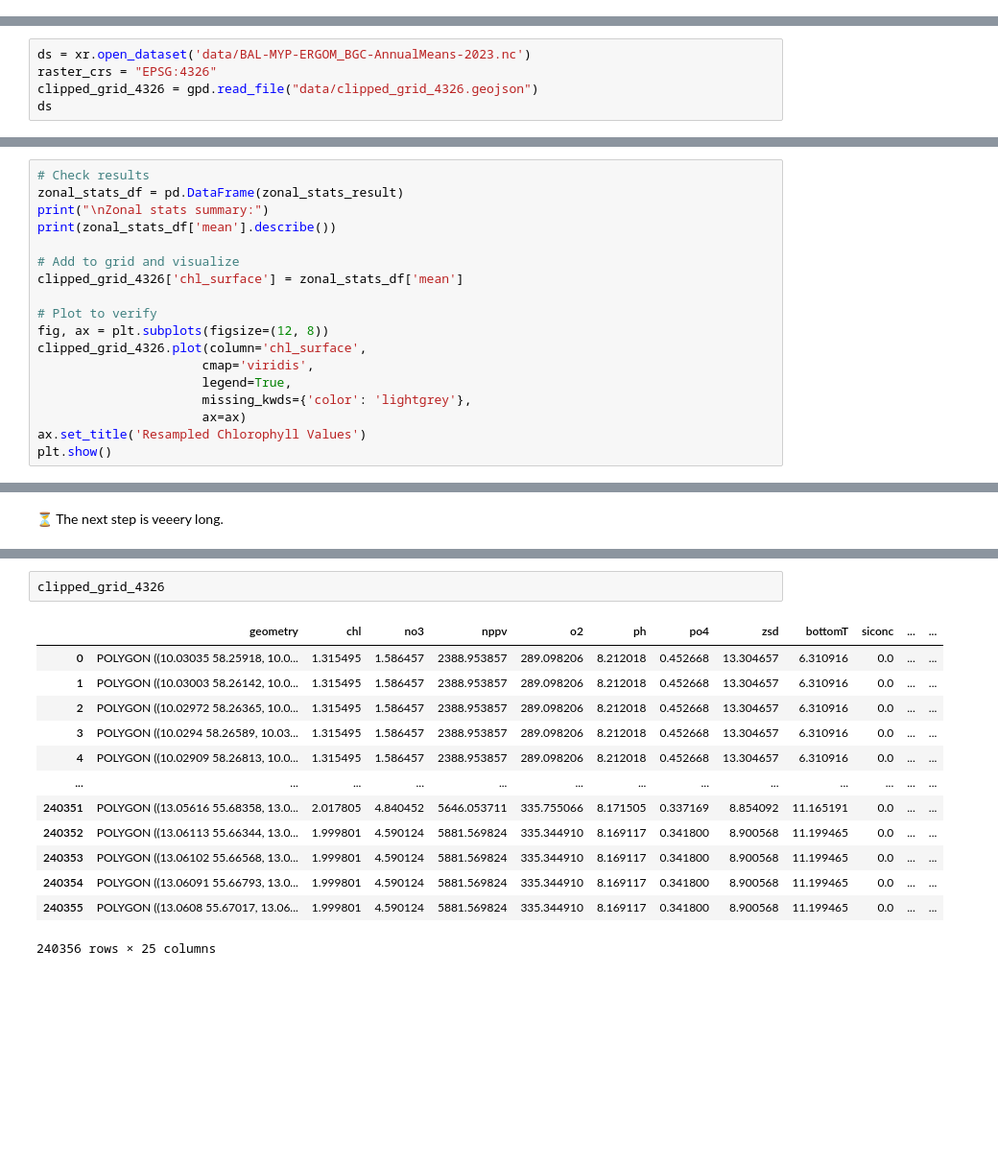
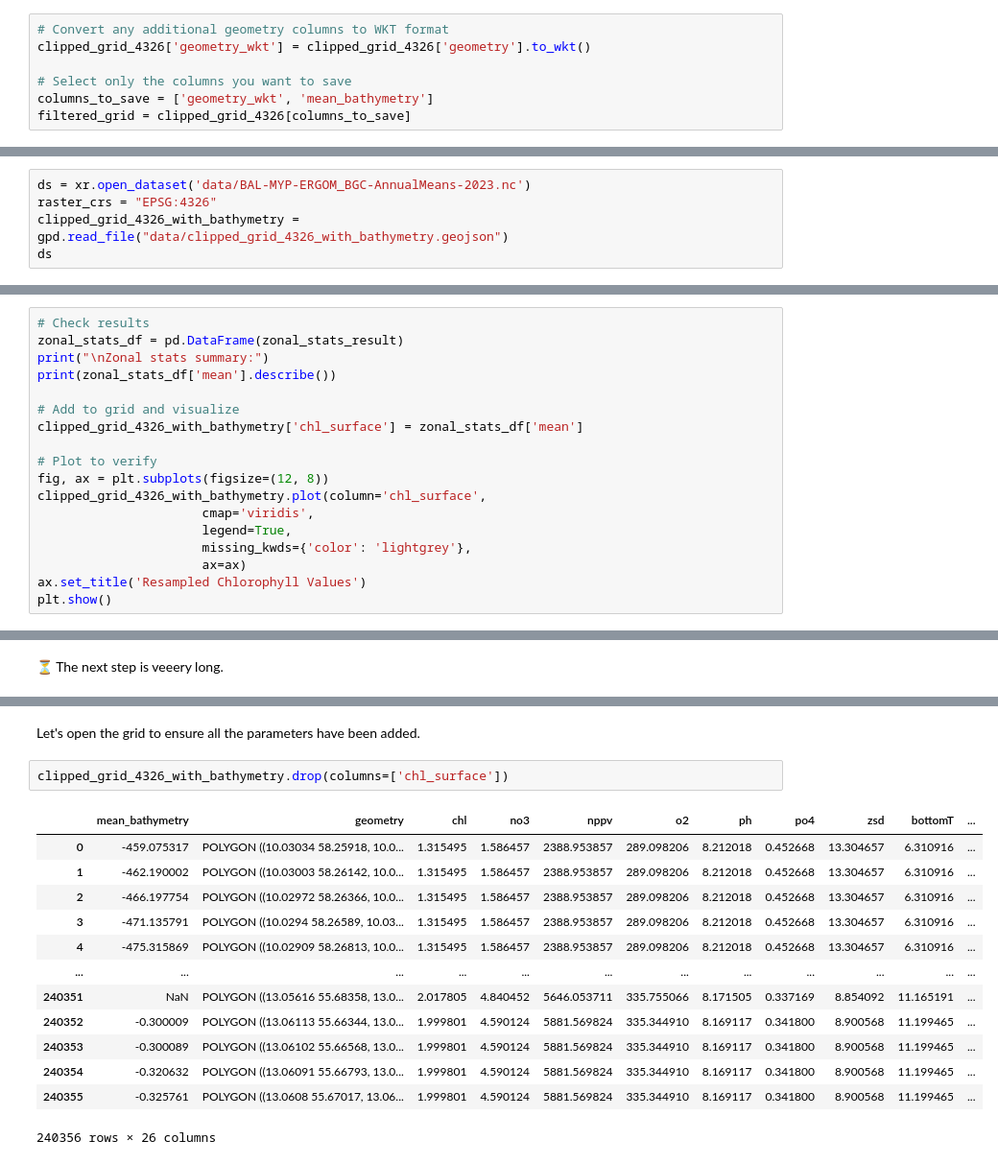
Before and after one commit to Mistra-C2B2/Angiosperms-model, a Jupyter notebook: 02.3_Resampling.ipynb, the cells around one changed output, grey strips where cells are left out. Shown at 96% size. Cells and saved outputs as stored; diff of their text form; blank space fills up the shorter version.

```diff
--- a/02.3_Resampling.ipynb
+++ b/02.3_Resampling.ipynb
@@ -199,0 +220,7 @@ Data variables:
+# %%
+# Convert any additional geometry columns to WKT format
+clipped_grid_4326['geometry_wkt'] = clipped_grid_4326['geometry'].to_wkt()
+
+# Select only the columns you want to save
+columns_to_save = ['geometry_wkt', 'mean_bathymetry']
+filtered_grid = clipped_grid_4326[columns_to_save]
@@ -210,7 +272,7 @@ import matplotlib.pyplot as plt
 # %%
 ds = xr.open_dataset('data/BAL-MYP-ERGOM_BGC-AnnualMeans-2023.nc')
 raster_crs = "EPSG:4326"
-clipped_grid_4326 = gpd.read_file("data/clipped_grid_4326.geojson")
+clipped_grid_4326_with_bathymetry = gpd.read_file("data/clipped_grid_4326_with_bathymetry.geojson")
 ds
 # %% [output]
 <xarray.Dataset> Size: 933MB
@@ -284,11 +348,11 @@ print("\nZonal stats summary:")
 print(zonal_stats_df['mean'].describe())
 
 # Add to grid and visualize
-clipped_grid_4326['chl_surface'] = zonal_stats_df['mean']
+clipped_grid_4326_with_bathymetry['chl_surface'] = zonal_stats_df['mean']
 
 # Plot to verify
 fig, ax = plt.subplots(figsize=(12, 8))
-clipped_grid_4326.plot(column='chl_surface',
+clipped_grid_4326_with_bathymetry.plot(column='chl_surface',
                       cmap='viridis',
                       legend=True,
                       missing_kwds={'color': 'lightgrey'},
@@ -520,17 +566,19 @@ Resampled VSDY for data/CMEMS_BAL_WAV_MY-AnnualMeans-2023.
+# %% [markdown]
+Let's open the grid to ensure all the parameters have been added.
 # %%
-clipped_grid_4326
+clipped_grid_4326_with_bathymetry.drop(columns=['chl_surface'])
 # %% [output]
-|  | geometry | chl | no3 | nppv | o2 | ph | po4 | zsd | bottomT | siconc | ... | ... |
-| 0 | POLYGON ((10.03035 58.25918, 10.0... | 1.315495 | 1.586457 | 2388.953857 | 289.098206 | 8.212018 | 0.452668 | 13.304657 | 6.310916 | 0.0 | ... | ... |
-| 1 | POLYGON ((10.03003 58.26142, 10.0... | 1.315495 | 1.586457 | 2388.953857 | 289.098206 | 8.212018 | 0.452668 | 13.304657 | 6.310916 | 0.0 | ... | ... |
-| 2 | POLYGON ((10.02972 58.26365, 10.0... | 1.315495 | 1.586457 | 2388.953857 | 289.098206 | 8.212018 | 0.452668 | 13.304657 | 6.310916 | 0.0 | ... | ... |
-| 3 | POLYGON ((10.0294 58.26589, 10.03... | 1.315495 | 1.586457 | 2388.953857 | 289.098206 | 8.212018 | 0.452668 | 13.304657 | 6.310916 | 0.0 | ... | ... |
-| 4 | POLYGON ((10.02909 58.26813, 10.0... | 1.315495 | 1.586457 | 2388.953857 | 289.098206 | 8.212018 | 0.452668 | 13.304657 | 6.310916 | 0.0 | ... | ... |
-| ... | ... | ... | ... | ... | ... | ... | ... | ... | ... | ... | ... | ... |
-| 240351 | POLYGON ((13.05616 55.68358, 13.0... | 2.017805 | 4.840452 | 5646.053711 | 335.755066 | 8.171505 | 0.337169 | 8.854092 | 11.165191 | 0.0 | ... | ... |
-| 240352 | POLYGON ((13.06113 55.66344, 13.0... | 1.999801 | 4.590124 | 5881.569824 | 335.344910 | 8.169117 | 0.341800 | 8.900568 | 11.199465 | 0.0 | ... | ... |
-| 240353 | POLYGON ((13.06102 55.66568, 13.0... | 1.999801 | 4.590124 | 5881.569824 | 335.344910 | 8.169117 | 0.341800 | 8.900568 | 11.199465 | 0.0 | ... | ... |
-| 240354 | POLYGON ((13.06091 55.66793, 13.0... | 1.999801 | 4.590124 | 5881.569824 | 335.344910 | 8.169117 | 0.341800 | 8.900568 | 11.199465 | 0.0 | ... | ... |
-| 240355 | POLYGON ((13.0608 55.67017, 13.06... | 1.999801 | 4.590124 | 5881.569824 | 335.344910 | 8.169117 | 0.341800 | 8.900568 | 11.199465 | 0.0 | ... | ... |
+|  | mean_bathymetry | geometry | chl | no3 | nppv | o2 | ph | po4 | zsd | bottomT | ... |
+| 0 | -459.075317 | POLYGON ((10.03034 58.25918, 10.0... | 1.315495 | 1.586457 | 2388.953857 | 289.098206 | 8.212018 | 0.452668 | 13.304657 | 6.310916 | ... |
+| 1 | -462.190002 | POLYGON ((10.03003 58.26142, 10.0... | 1.315495 | 1.586457 | 2388.953857 | 289.098206 | 8.212018 | 0.452668 | 13.304657 | 6.310916 | ... |
+| 2 | -466.197754 | POLYGON ((10.02972 58.26366, 10.0... | 1.315495 | 1.586457 | 2388.953857 | 289.098206 | 8.212018 | 0.452668 | 13.304657 | 6.310916 | ... |
+| 3 | -471.135791 | POLYGON ((10.0294 58.26589, 10.03... | 1.315495 | 1.586457 | 2388.953857 | 289.098206 | 8.212018 | 0.452668 | 13.304657 | 6.310916 | ... |
+| 4 | -475.315869 | POLYGON ((10.02909 58.26813, 10.0... | 1.315495 | 1.586457 | 2388.953857 | 289.098206 | 8.212018 | 0.452668 | 13.304657 | 6.310916 | ... |
+| ... | ... | ... | ... | ... | ... | ... | ... | ... | ... | ... | ... |
+| 240351 | NaN | POLYGON ((13.05616 55.68358, 13.0... | 2.017805 | 4.840452 | 5646.053711 | 335.755066 | 8.171505 | 0.337169 | 8.854092 | 11.165191 | ... |
+| 240352 | -0.300009 | POLYGON ((13.06113 55.66344, 13.0... | 1.999801 | 4.590124 | 5881.569824 | 335.344910 | 8.169117 | 0.341800 | 8.900568 | 11.199465 | ... |
+| 240353 | -0.300089 | POLYGON ((13.06102 55.66568, 13.0... | 1.999801 | 4.590124 | 5881.569824 | 335.344910 | 8.169117 | 0.341800 | 8.900568 | 11.199465 | ... |
+| 240354 | -0.320632 | POLYGON ((13.06091 55.66793, 13.0... | 1.999801 | 4.590124 | 5881.569824 | 335.344910 | 8.169117 | 0.341800 | 8.900568 | 11.199465 | ... |
+| 240355 | -0.325761 | POLYGON ((13.0608 55.67017, 13.06... | 1.999801 | 4.590124 | 5881.569824 | 335.344910 | 8.169117 | 0.341800 | 8.900568 | 11.199465 | ... |
-240356 rows × 25 columns
+240356 rows × 26 columns
 # %% [markdown]
```
Also changed, not shown: parts of 23 cells of this notebook, 3 other files.
